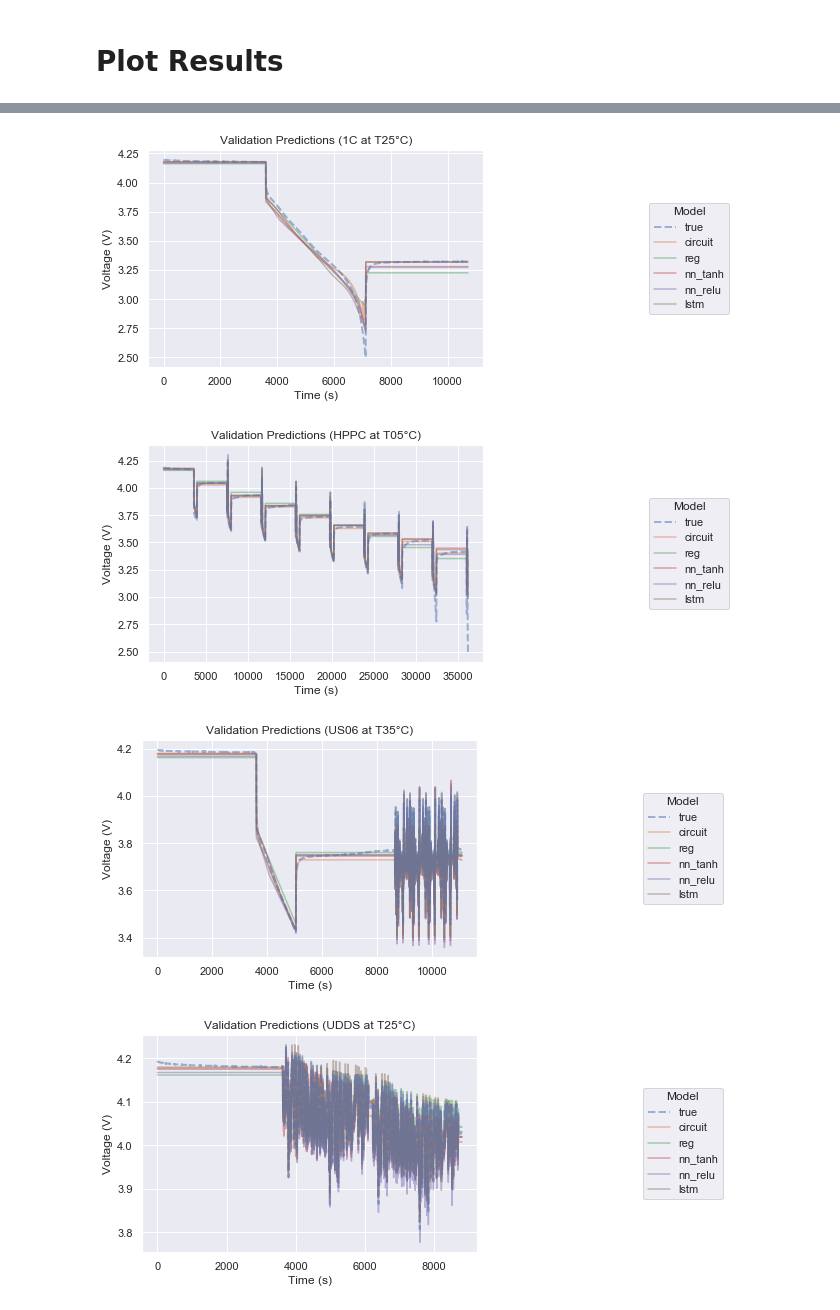
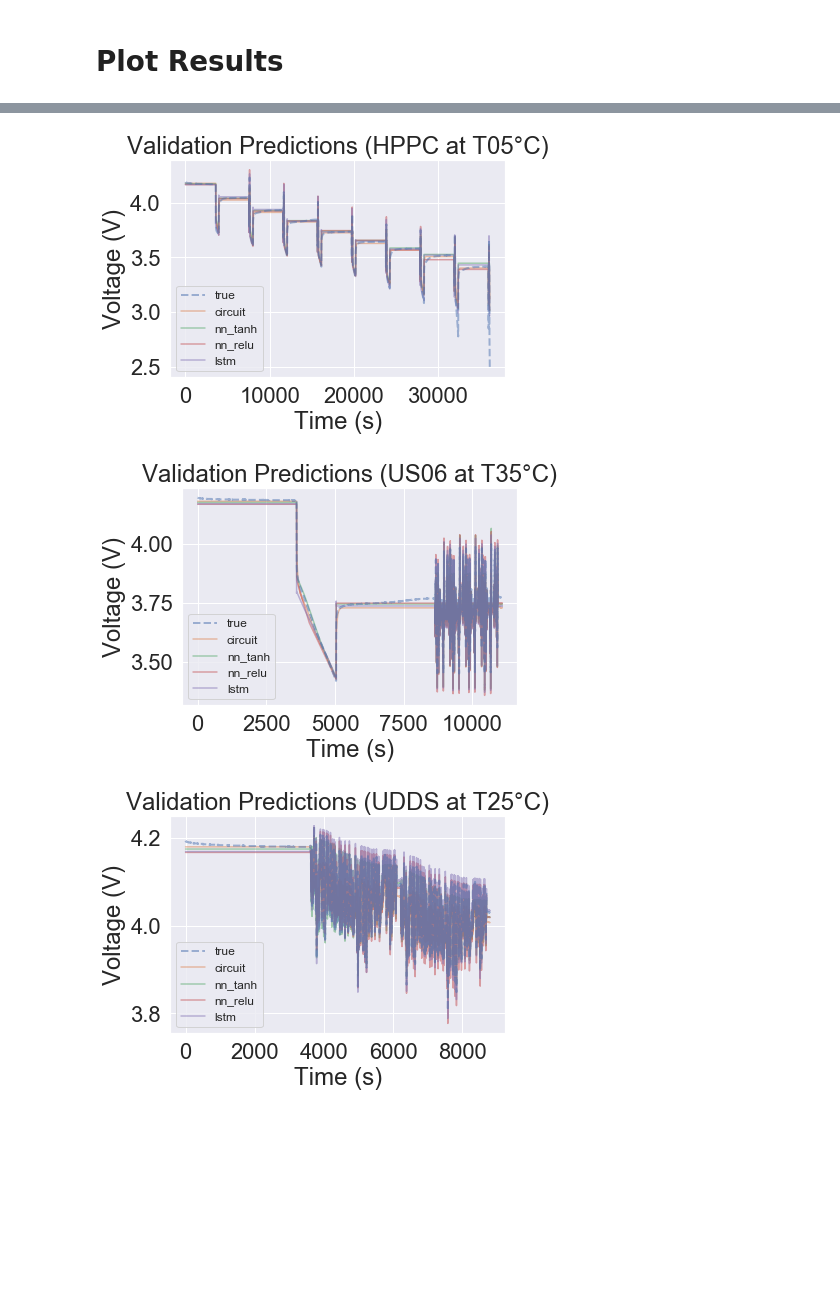
Before and after one commit to bradleybarnhart/EE-292X-Battery-Modeling, a Jupyter notebook: modeling.ipynb, the cells around one changed output, grey strips where cells are left out. Saved outputs shown, nothing was run; the diff lists cells and outputs as text; code cells hidden in the pictures; blank space fills up the shorter version.

```diff
--- a/modeling.ipynb
+++ b/modeling.ipynb
@@ -91,7 +91,7 @@ def build_df_states(df):
     return df
 # %%
 # build the train and dev sets
-dev_paths = ['data/T25/1C/3.csv', 'data/T05/HPPC/5.csv', \
+dev_paths = ['data/T05/HPPC/5.csv', \
              'data/T35/US06/4.csv', 'data/T25/UDDS/1.csv']
 
 df_train = pd.DataFrame()
@@ -421,17 +437,17 @@ plt.legend(df_costs.columns);
 # %%
 # plot means
-sns.set(font_scale=2) # make font bigger
+sns.set(font_scale=2.5) # plot font size
 fig = plt.figure(figsize=(18, 8))
 plt.title('Validation Cost vs Model');
 
 df_costs = df_costs.reindex(df_costs.mean().sort_values().index, axis=1)
-plt.plot(df_costs.transpose(), 'o');
-#plt.plot(df_costs.mean(), '--x')
+plt.plot(df_costs.transpose(), 'o', markersize=30);
+plt.plot(df_costs.mean(), '--x')
 labels = list(df_costs.index)
 for label_idx in range(0, len(labels)):
     labels[label_idx] = labels[label_idx].split('/')[-2] + " at " + labels[label_idx].split('/')[-3] + "°C"
-#labels.append('mean')
-plt.legend(labels)
+labels.append('mean')
+plt.legend(labels, loc=4, fontsize=20)
 plt.xlabel("Model")
 plt.ylabel("Cost")
 plt.tight_layout();
@@ -449,4 +456,5 @@ df_dev.head()
 # %%
+sns.set(font_scale=2) # plot font size
 for dev_path in dev_paths:
     fig, ax = plt.subplots()
 
@@ -460,61 +468,39 @@ for dev_path in dev_paths:
     v_i = pd.DataFrame.to_numpy(df_dev['current_a'][df_dev['data_path'] == dev_path] * r_0)
     v_hat = v_oc - v_p - (-1) * v_i
     plt.plot(v_hat, label='circuit', alpha=0.5)
 
     # linear regression
     X = X_dev[['current_a','soc']][X_dev['data_path'] == dev_path].values
     y = y_dev['voltage_v'][y_dev['data_path'] == dev_path].values
-    reg_pred = model_reg.predict(X).reshape(y.shape)
-    plt.plot(reg_pred, label='reg', alpha=0.5)
+    #reg_pred = model_reg.predict(X).reshape(y.shape)
+    #plt.plot(reg_pred, label='reg', alpha=0.5)
 
     # nn tanh
     tanh_pred = model_nn_tanh.predict(X).reshape(y.shape)
     plt.plot(tanh_pred, label='nn_tanh', alpha=0.5)
 
     # nn relu
     relu_pred = model_nn_relu.predict(X).reshape(y.shape)
     plt.plot(relu_pred, label='nn_relu', alpha=0.5)
 
     # lstm
     X, y = windowed_data(X_dev[X_dev['data_path'] == dev_path],
                          y_dev[y_dev['data_path'] == dev_path],
                          lstm_window_size)
     lstm_pred = model_lstm.predict(X).reshape(y.shape)
-    plt.plot(lstm_pred, label='lstm', alpha=0.5)
+    lstm_pred_padded = np.concatenate((np.repeat(lstm_pred[0], lstm_window_size-1).reshape((lstm_window_size-1, 1)), lstm_pred), axis=0)
+    plt.plot(lstm_pred_padded, label='lstm', alpha=0.5)
 
     # format plot nicely
     cycle = dev_path.split('/')[-2]
     temp = dev_path.split('/')[-3]
     clean_dev_path = cycle + " at " + temp + "°C"
     plt.title('Validation Predictions ({})'.format(clean_dev_path))
-    plt.legend(title='Model', loc='right', bbox_to_anchor=(1.75, 0.5), ncol=1)
+    plt.legend(loc='lower left', fontsize=12)
+    #plt.legend(title='Model', loc='right', bbox_to_anchor=(1.75, 0.5), ncol=1)
     plt.ylabel('Voltage (V)')
     plt.xlabel('Time (s)')
-
-    """
-    if cycle == "US06":
-        # set x and y range for zoomed region
-        x1 = 9000
-        x2 = 9500
-        y1 = 3.5
-        y2 = 4
-
-        # Make the zoom-in plot:
-        axins = zoomed_inset_axes(ax, zoom = 2, loc=6)
-        plt.plot(voltage, label='true', linewidth=2, linestyle='dashed', zorder=10, alpha=0.5)
-        plt.plot(v_hat, label='circuit', alpha=0.5)
-        plt.plot(reg_pred, label='reg', alpha=0.5)
-        plt.plot(tanh_pred, label='nn_tanh', alpha=0.5)
-        plt.plot(relu_pred, label='nn_relu', alpha=0.5)
-        plt.plot(lstm_pred, label='lstm', alpha=0.5)
-        axins.set_xlim(x1, x2)
-        axins.set_ylim(y1, y2)
-        plt.xticks(visible=False)
-        plt.yticks(visible=False)
-        mark_inset(ax, axins, loc1=2, loc2=4, fc="none", ec="0.5")
-    """
 # %% [output]
-[figure, old version]
+[figure, new version]
-[figure, old version]
+[figure, new version]
-[figure, old version]
+[figure, new version]
-[figure, removed]
```
Also changed, not shown: parts of 15 cells of this notebook, 6 other files.
